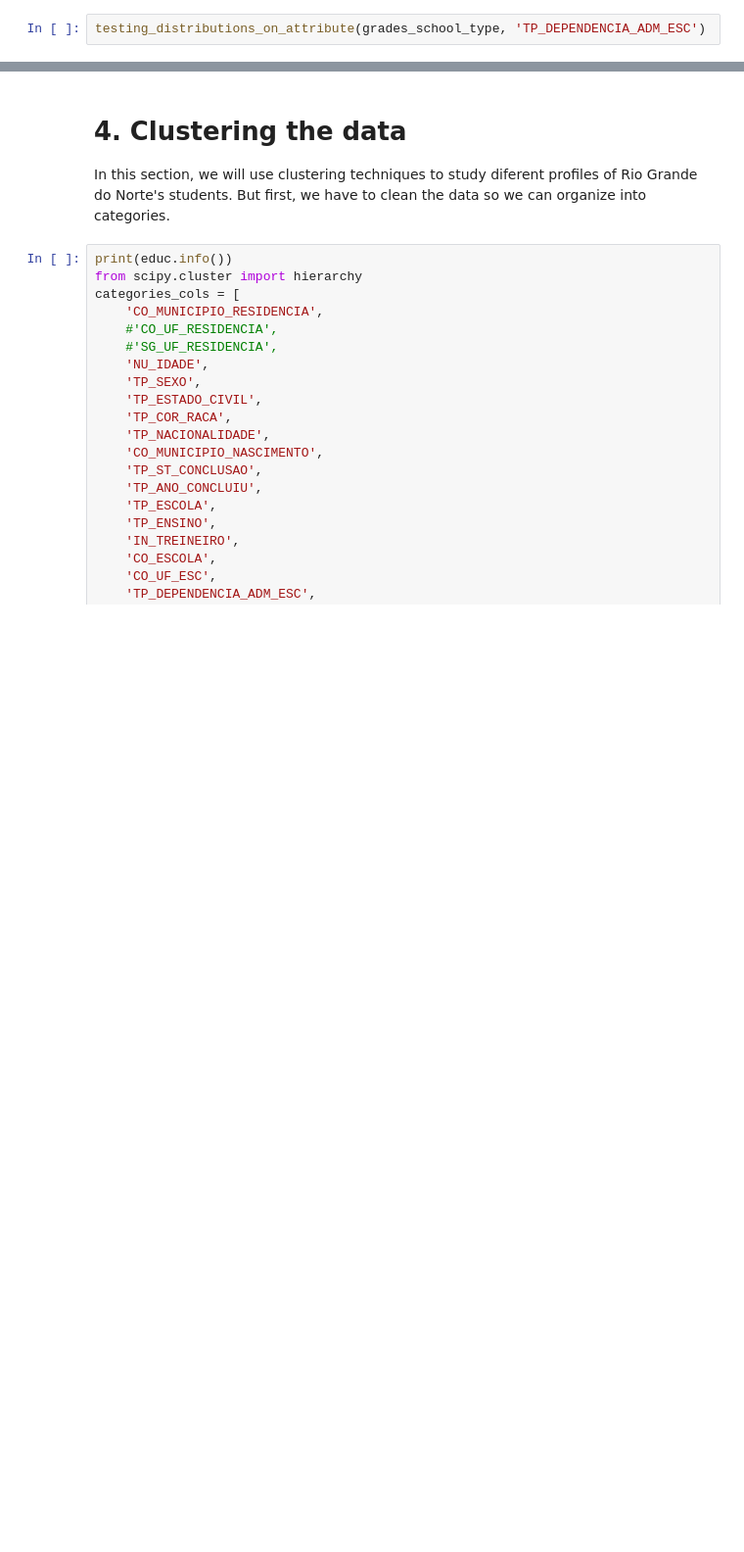
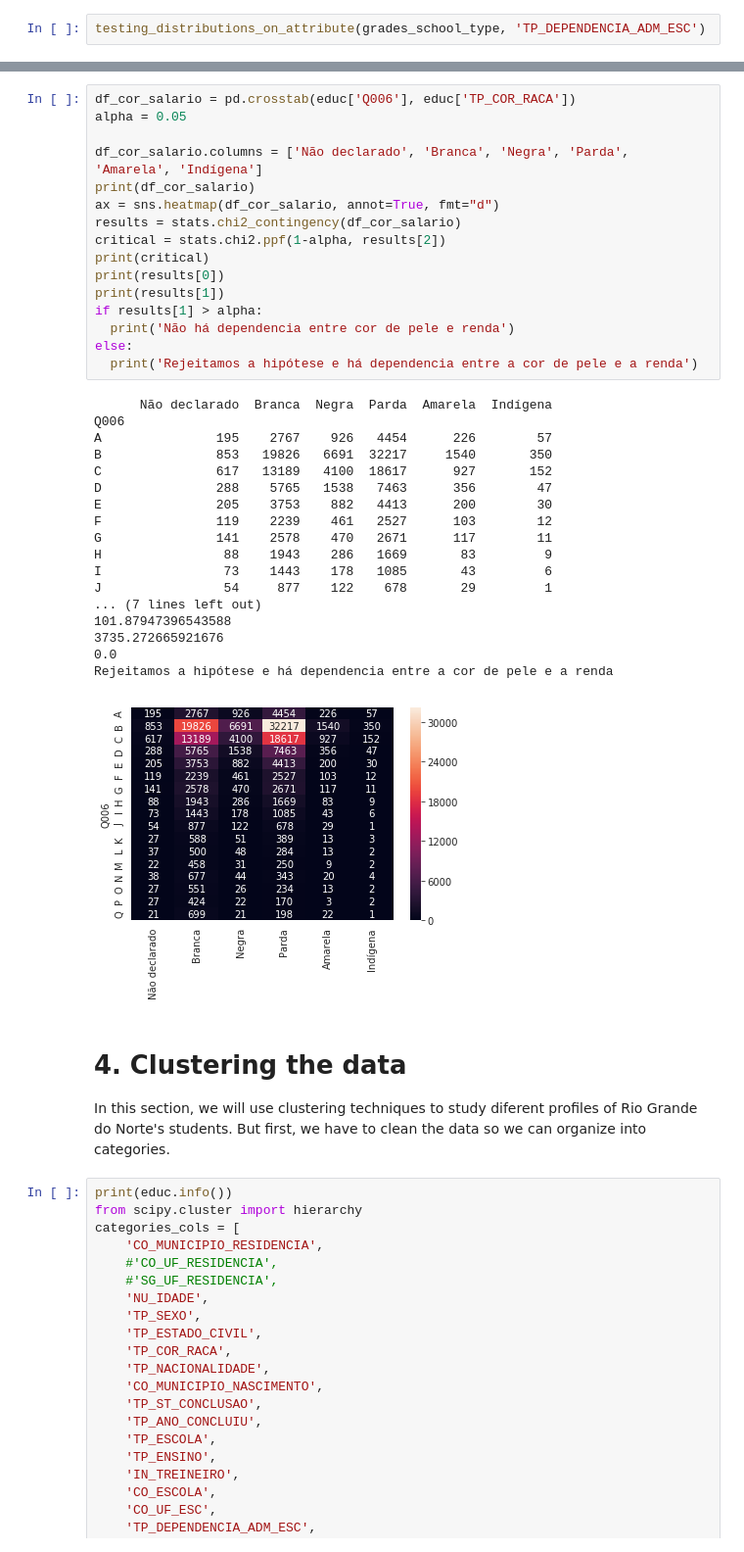
Before and after one commit to paulovictorcorreia/rn_enem_data_analysis, a Jupyter notebook: eda_enem_rn_2017.ipynb, the cells around one changed output, grey strips where cells are left out. Shown at 98% size. Drawn from its saved outputs; the diff is of its cells as text; blank space fills up the shorter version.

```diff
--- a/eda_enem_rn_2017.ipynb
+++ b/eda_enem_rn_2017.ipynb
@@ -492,3 +659,38 @@ testing_distributions_on_attribute(grades_school_type, 'TP_DEPENDENCIA_ADM_ESC')
+# %%
+df_cor_salario = pd.crosstab(educ['Q006'], educ['TP_COR_RACA'])
+alpha = 0.05
+
+df_cor_salario.columns = ['Não declarado', 'Branca', 'Negra', 'Parda', 'Amarela', 'Indígena']
+print(df_cor_salario)
+ax = sns.heatmap(df_cor_salario, annot=True, fmt="d")
+results = stats.chi2_contingency(df_cor_salario)
+critical = stats.chi2.ppf(1-alpha, results[2])
+print(critical)
+print(results[0])
+print(results[1])
+if results[1] > alpha:
+  print('Não há dependencia entre cor de pele e renda')
+else:
+  print('Rejeitamos a hipótese e há dependencia entre a cor de pele e a renda')
+# %% [output]
+      Não declarado  Branca  Negra  Parda  Amarela  Indígena
+Q006
+A               195    2767    926   4454      226        57
+B               853   19826   6691  32217     1540       350
+C               617   13189   4100  18617      927       152
+D               288    5765   1538   7463      356        47
+E               205    3753    882   4413      200        30
+F               119    2239    461   2527      103        12
+G               141    2578    470   2671      117        11
+H                88    1943    286   1669       83         9
+I                73    1443    178   1085       43         6
+J                54     877    122    678       29         1
+... (7 lines left out)
+101.87947396543588
+3735.272665921676
+0.0
+Rejeitamos a hipótese e há dependencia entre a cor de pele e a renda
+[figure, added]
 # %% [markdown]
 # 4. Clustering the data
 In this section, we will use clustering techniques to study diferent profiles of Rio Grande do Norte's students. But first, we have to clean the data so we can organize into categories.
```
Also changed, not shown: parts of 21 cells of this notebook.
